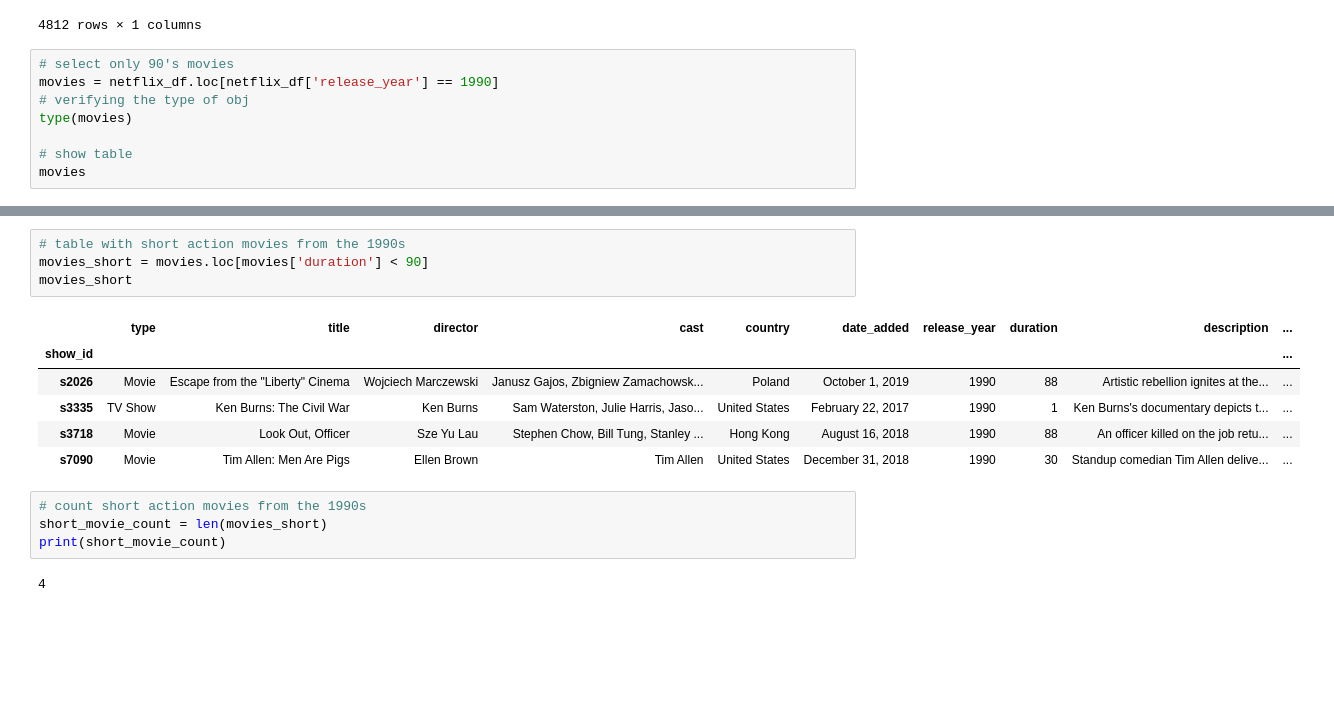
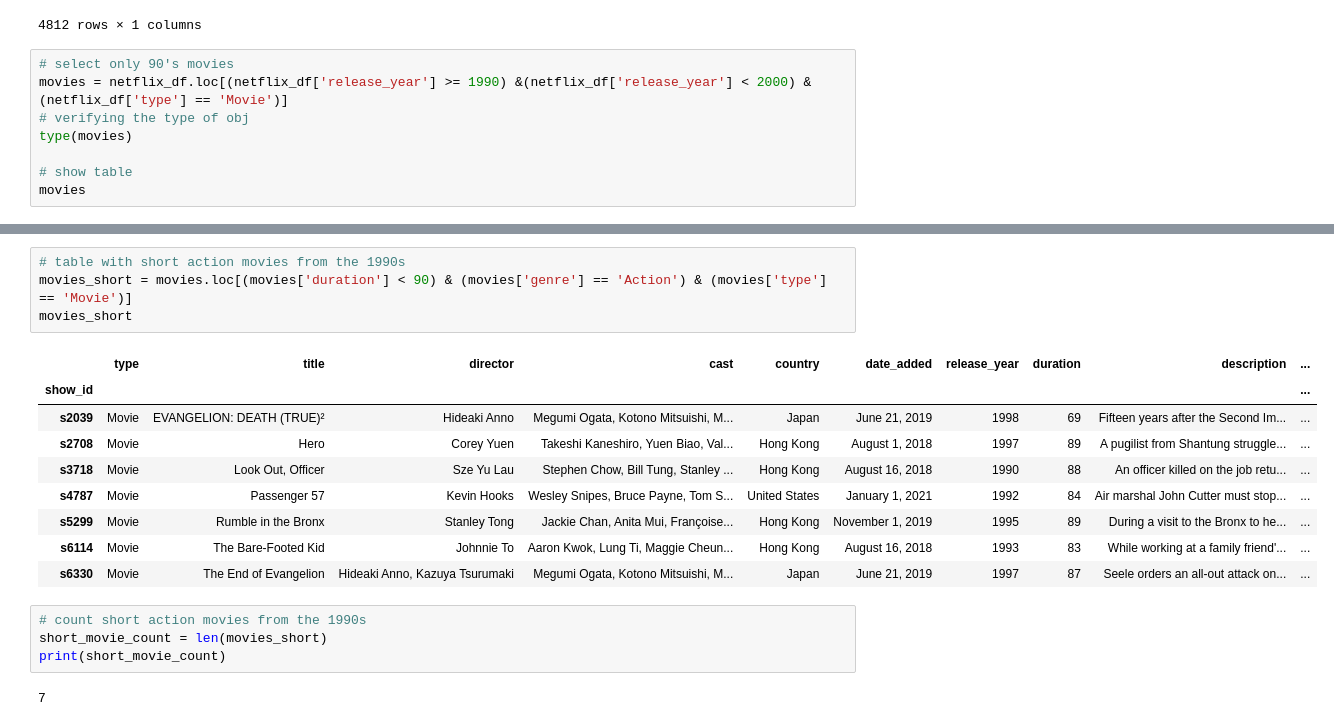
Before and after one commit to engjoaofaro/netflix_case_datacamp, a Jupyter notebook: notebook.ipynb, the cells around one changed output, grey strips where cells are left out. Drawn from its saved outputs; the diff is of its cells as text; blank space fills up the shorter version.

```diff
--- a/notebook.ipynb
+++ b/notebook.ipynb
@@ -84,7 +84,7 @@ only_col_release_year
 4812 rows × 1 columns
 # %%
 # select only 90's movies
-movies = netflix_df.loc[netflix_df['release_year'] == 1990]
+movies = netflix_df.loc[(netflix_df['release_year'] >= 1990) &(netflix_df['release_year'] < 2000) & (netflix_df['type'] == 'Movie')]
 # verifying the type of obj
 type(movies)
 
@@ -150,17 +148,20 @@ plt.show()
 # %%
 # table with short action movies from the 1990s
-movies_short = movies.loc[movies['duration'] < 90]
+movies_short = movies.loc[(movies['duration'] < 90) & (movies['genre'] == 'Action') & (movies['type'] == 'Movie')]
 movies_short
 # %% [output]
 |  | type | title | director | cast | country | date_added | release_year | duration | description | ... |
 | show_id |  |  |  |  |  |  |  |  |  | ... |
-| s2026 | Movie | Escape from the "Liberty" Cinema | Wojciech Marczewski | Janusz Gajos, Zbigniew Zamachowsk... | Poland | October 1, 2019 | 1990 | 88 | Artistic rebellion ignites at the... | ... |
-| s3335 | TV Show | Ken Burns: The Civil War | Ken Burns | Sam Waterston, Julie Harris, Jaso... | United States | February 22, 2017 | 1990 | 1 | Ken Burns's documentary depicts t... | ... |
+| s2039 | Movie | EVANGELION: DEATH (TRUE)² | Hideaki Anno | Megumi Ogata, Kotono Mitsuishi, M... | Japan | June 21, 2019 | 1998 | 69 | Fifteen years after the Second Im... | ... |
+| s2708 | Movie | Hero | Corey Yuen | Takeshi Kaneshiro, Yuen Biao, Val... | Hong Kong | August 1, 2018 | 1997 | 89 | A pugilist from Shantung struggle... | ... |
 | s3718 | Movie | Look Out, Officer | Sze Yu Lau | Stephen Chow, Bill Tung, Stanley ... | Hong Kong | August 16, 2018 | 1990 | 88 | An officer killed on the job retu... | ... |
-| s7090 | Movie | Tim Allen: Men Are Pigs | Ellen Brown | Tim Allen | United States | December 31, 2018 | 1990 | 30 | Standup comedian Tim Allen delive... | ... |
+| s4787 | Movie | Passenger 57 | Kevin Hooks | Wesley Snipes, Bruce Payne, Tom S... | United States | January 1, 2021 | 1992 | 84 | Air marshal John Cutter must stop... | ... |
+| s5299 | Movie | Rumble in the Bronx | Stanley Tong | Jackie Chan, Anita Mui, Françoise... | Hong Kong | November 1, 2019 | 1995 | 89 | During a visit to the Bronx to he... | ... |
+| s6114 | Movie | The Bare-Footed Kid | Johnnie To | Aaron Kwok, Lung Ti, Maggie Cheun... | Hong Kong | August 16, 2018 | 1993 | 83 | While working at a family friend'... | ... |
+| s6330 | Movie | The End of Evangelion | Hideaki Anno, Kazuya Tsurumaki | Megumi Ogata, Kotono Mitsuishi, M... | Japan | June 21, 2019 | 1997 | 87 | Seele orders an all-out attack on... | ... |
 # %%
 # count short action movies from the 1990s
 short_movie_count = len(movies_short)
 print(short_movie_count)
 # %% [output]
-4
+7
```
Also changed, not shown: parts of 5 cells of this notebook.
